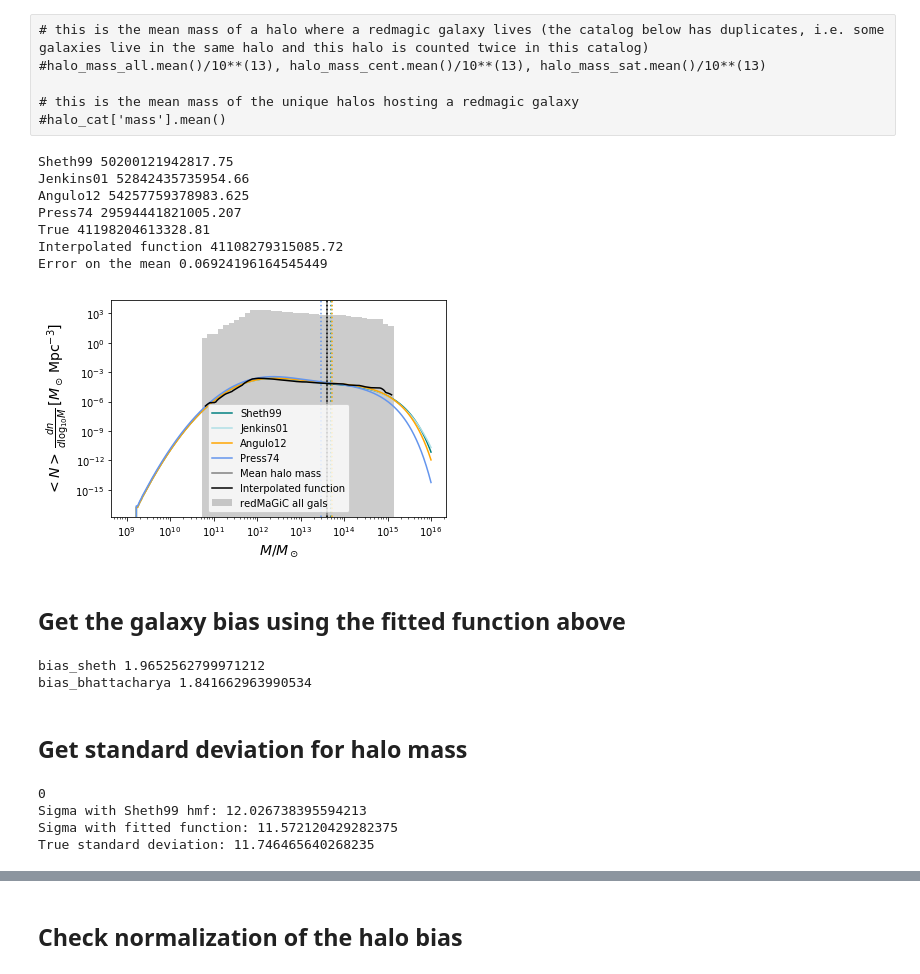
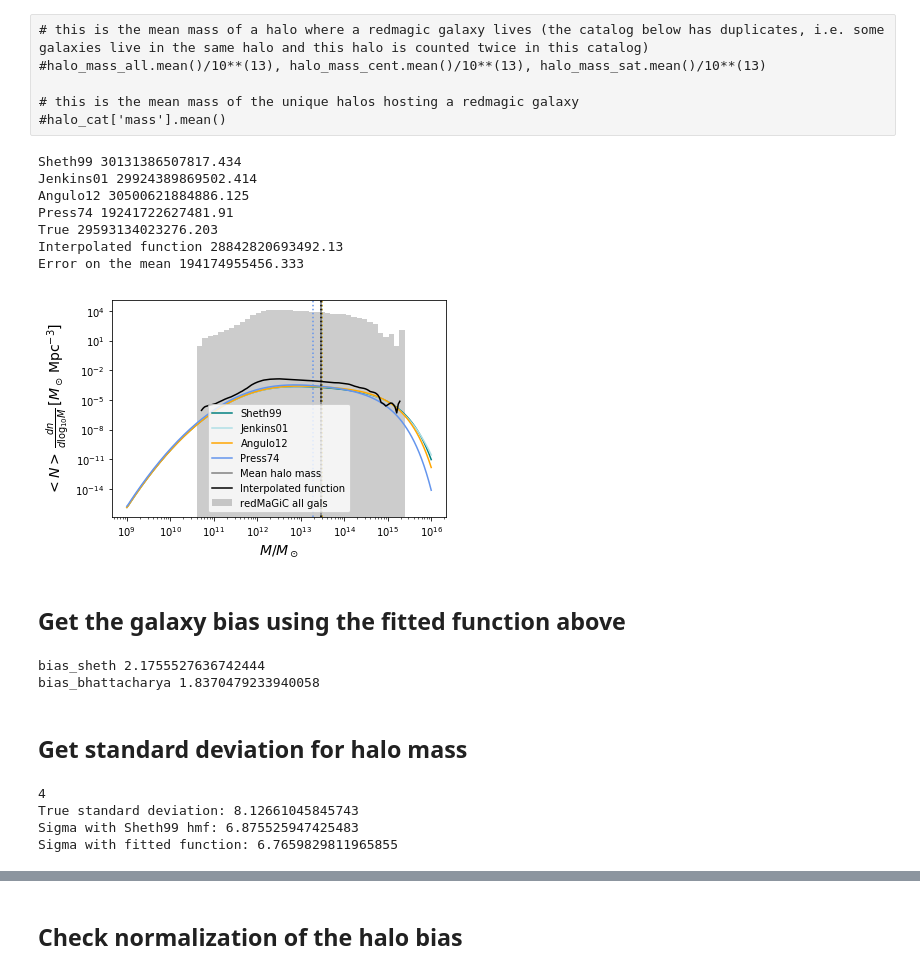
Before and after one commit to LSSTDESC/txpipe-cosmodc2, a Jupyter notebook: notebooks/GalaxyBias.ipynb, the cells around one changed output, grey strips where cells are left out. Saved outputs shown, nothing was run; the diff lists cells and outputs as text; code cells hidden in the pictures.

```diff
--- a/notebooks/GalaxyBias.ipynb
+++ b/notebooks/GalaxyBias.ipynb
@@ -13,7 +13,7 @@ redmagic_ids = redmagic[1].data['id']
 redmagic_z = redmagic[1].data['zredmagic']
 bins = {}
 nbins = 5
-zbin = 'bin1'
+zbin = 'bin5'
 if zbin == 'bin1':
     bin_sel = (redmagic_z> 0.15)&(redmagic_z< 0.30)
 if zbin == 'bin2':
@@ -29,8 +29,8 @@ gc = GCRCatalogs.load_catalog('cosmoDC2_v1.1.4_image')
 # %%
 # 'mag_i',
 # %%
-#halo_all_big = gc.get_quantities(['halo_mass',  'redshift', 'halo_id', 'galaxy_id', 'isCentral'], filters=['redshift < 0.9', 'redshift > 0.50'])
-halo_all = gc.get_quantities(['halo_mass',  'redshift', 'halo_id', 'galaxy_id', 'isCentral'], filters=['redshift < 0.75', 'redshift > 0.'])
+#halo_all = gc.get_quantities(['halo_mass',  'redshift', 'halo_id', 'galaxy_id', 'isCentral'], filters=['redshift < 0.75', 'redshift > 0.']) # for first three bins
+halo_all = gc.get_quantities(['halo_mass',  'redshift', 'halo_id', 'galaxy_id', 'isCentral'], filters=['redshift < 1.2', 'redshift > 0.3'])
 # %%
 halo_all_big = halo_all
 # %%
@@ -605,7 +607,7 @@ cosmo = ccl.Cosmology(Omega_c=0.2199999, Omega_b=0.0448, h=0.71, n_s=0.963, sigm
 # %%
 def ngal_hod(z, m_arr, hmf=None, fitted_function=None):
     """
-    Number density of galaies, based on HOD modeling
+    Number density of galaxies, based on HOD modeling
     input
     -----
     - z : redshift
@@ -696,7 +698,7 @@ def bgal_avg_hod(zl, nzl, m_arr, halo_bias, hmf=None, fitted_function=None):
 
     return np.trapz(y=integrand, x=zl)
 # %%
-dir = '/global/cscratch1/sd/jprat/TXPipe/data/cosmodc2/outputs_redmagic/2021/no_shape_noise/7sbins/'
+dir = '/global/cscratch1/sd/jprat/TXPipe/data/cosmodc2/outputs_redmagic/2021/june/7sbins/'
 zl = np.loadtxt(dir + 'z_lens.txt')
 nzs = np.loadtxt(dir + 'nzs_lens.txt')
 # %%
@@ -789,6 +795,7 @@ hmf = ccl.halos.hmfunc.MassFuncSheth99(cosmo, mass_def=None, mass_def_strict=Tru
 dndlnM = hmf.get_mass_function(cosmo, m_arr, a, mdef_other=None)
 plt.plot(m_arr, dndlnM*N_total_function(m_arr), label=hmf.name , color = c[0])
 halo_mass_result = mean_halo_mass_zavg(zl+(zl[2]-zl[1])/2., nzs[indexes[zbin]], m_arr, hmf=hmf)
+halo_mass_Sheth99 = halo_mass_result
 plt.axvline(x=halo_mass_result, ls = ':', color = c[0])
 plt.xscale('log')
 print(hmf.name, halo_mass_result)
@@ -815,44 +822,48 @@ plt.plot(m_arr, dndlnM*N_total_function(m_arr), label=hmf.name , color = c[3])
 halo_mass_result = mean_halo_mass_zavg(zl+(zl[2]-zl[1])/2., nzs[indexes[zbin]], m_arr, hmf=hmf)
 plt.axvline(x=halo_mass_result, ls = ':', color = c[3])
 plt.xscale('log')
 print(hmf.name, halo_mass_result)
 
 #plt.ylim([1E9,8.5E9])
-
-print('True', halo_mass_all.mean())
+true_halo_mass = halo_mass_all.mean()
+print('True', true_halo_mass)
 
 nbins = 50
 bins = np.geomspace(1E10, 1E16, nbins)
 m_arr = np.geomspace(halo_mass_all.min(),halo_mass_all.max(),128)
 
 bins_centers = np.sqrt(bins[1:] * bins[:-1]) #geometric mean
 plt.axvline(x=halo_mass_all.mean(), label= 'Mean halo mass', ls = '-', color = 'gray')
 counts_allgals, _, _= plt.hist(halo_mass_all, label = 'redMaGiC all gals', bins = bins, log= True, alpha = 0.4, color = 'gray')
 cosmodc2_mass_function_redmagic_gals = interp1d(bins_centers, counts_allgals/factor, kind='linear', axis=- 1, copy=True, bounds_error=None, assume_sorted=False)
 m_arr = np.geomspace(halo_mass_all.min(),halo_mass_all.max(),128)
 
 plt.plot(m_arr, cosmodc2_mass_function_redmagic_gals(m_arr), color='k', label = 'Interpolated function')
 
 halo_mass_result = mean_halo_mass_zavg(zl+(zl[2]-zl[1])/2., nzs[indexes[zbin]], m_arr, fitted_function = cosmodc2_mass_function_redmagic_gals(m_arr))
 print('Interpolated function', halo_mass_result)
+halo_mass_fitted_function = halo_mass_result
 plt.axvline(x=halo_mass_result, ls = ':', color ='black')
 
 plt.legend()
 plt.xlabel(r'$M/M_\odot$', fontsize=14)
 plt.ylabel(r'$<N>\,\frac{dn}{d\log_{10}M}\,[M_\odot\,{\rm Mpc}^{-3}]$',fontsize=14)
 
 
 # get errorbar
-print('Error on the mean', halo_mass_all.std()/np.sqrt(len(halo_mass_all))/10**13)
+err =  halo_mass_all.std()/np.sqrt(len(halo_mass_all))
+print('Error on the mean', err)
+
+np.savetxt('../HOD_pars/mean_halo_mass_zbin_%s'%(indexes[zbin]+1), np.array([true_halo_mass/10**13, halo_mass_Sheth99/10**13, halo_mass_fitted_function/10**13, err/10**13]), header = 'True HMF_Sheth99  HMF_fitted_function Error_on_mean (all divied by 10**13)')
 # %% [output]
-Sheth99 50200121942817.75
-Jenkins01 52842435735954.66
-Angulo12 54257759378983.625
-Press74 29594441821005.207
-True 41198204613328.81
-Interpolated function 41108279315085.72
-Error on the mean 0.06924196164545449
+Sheth99 30131386507817.434
+Jenkins01 29924389869502.414
+Angulo12 30500621884886.125
+Press74 19241722627481.91
+True 29593134023276.203
+Interpolated function 28842820693492.13
+Error on the mean 194174955456.333
-[figure, old version]
+[figure, new version]
 # %% [markdown]
 ## Get the galaxy bias using the fitted function above
 # %%
@@ -862,14 +873,18 @@ hmf = ccl.halos.hmfunc.MassFuncSheth99(cosmo, mass_def=None, mass_def_strict=Tru
 
 hbias = ccl.halos.hbias.HaloBiasSheth01(cosmo, mass_def=None, mass_def_strict=True) #fof masses will be used by default
 bias_sheth = bgal_avg_hod(zl+(zl[2]-zl[1])/2., nzs[indexes[zbin]], m_arr, halo_bias=hbias, hmf=None, fitted_function = cosmodc2_mass_function_redmagic_gals(m_arr))
-print('bias_sheth', bias_sheth/0.7580968784936416)
+#print('bias_sheth', bias_sheth/0.7580968784936416)
+print('bias_sheth', bias_sheth)
 
 hbias = ccl.halos.hbias.HaloBiasBhattacharya11(cosmo, mass_def=None, mass_def_strict=True)#fof masses will be used by default
 bias_bhattacharya = bgal_avg_hod(zl+(zl[2]-zl[1])/2., nzs[indexes[zbin]], m_arr, halo_bias=hbias, hmf=None, fitted_function = cosmodc2_mass_function_redmagic_gals(m_arr))
-print('bias_bhattacharya', bias_bhattacharya/0.6915813923549738)
+#print('bias_bhattacharya', bias_bhattacharya/0.6915813923549738)
+print('bias_bhattacharya', bias_bhattacharya)
+
+np.savetxt('../HOD_pars/galaxy_bias_zbin_%s_hmffittedfunction'%(indexes[zbin]+1), np.array([bias_sheth, bias_bhattacharya]), header = 'HaloBiasSheth01  HaloBiasBhattacharya11')
 # %% [output]
-bias_sheth 1.9652562799971212
-bias_bhattacharya 1.841662963990534
+bias_sheth 2.1755527636742444
+bias_bhattacharya 1.8370479233940058
 # %% [markdown]
 ## Get standard deviation for halo mass
 # %%
@@ -914,14 +929,21 @@ indexes = {'bin1': 0, 'bin2': 1, 'bin3': 2, 'bin4': 3, 'bin5': 4}
 print(indexes[zbin])
 m_arr = np.geomspace(halo_mass_all.min(),halo_mass_all.max(),128)
 hmf = ccl.halos.hmfunc.MassFuncSheth99(cosmo, mass_def=None, mass_def_strict=True, use_delta_c_fit=False) #default using FoF masses
-print( 'Sigma with Sheth99 hmf:' , sigma_halo_mass(zl+(zl[2]-zl[1])/2., nzs[indexes[zbin]], m_arr, hmf=hmf)/10**13)
-print( 'Sigma with fitted function:',sigma_halo_mass(zl+(zl[2]-zl[1])/2., nzs[indexes[zbin]], m_arr, hmf = None, fitted_function = cosmodc2_mass_function_redmagic_gals(m_arr))/10**13)
-print('True standard deviation:', halo_mass_all.std()/10**(13))
+
+std_true = halo_mass_all.std()/10**(13)
+std_Sheth99 = sigma_halo_mass(zl+(zl[2]-zl[1])/2., nzs[indexes[zbin]], m_arr, hmf=hmf)/10**13
+std_fitted_function = sigma_halo_mass(zl+(zl[2]-zl[1])/2., nzs[indexes[zbin]], m_arr, hmf = None, fitted_function = cosmodc2_mass_function_redmagic_gals(m_arr))/10**13
+print('True standard deviation:', std_true)
+print( 'Sigma with Sheth99 hmf:' , std_Sheth99)
+print( 'Sigma with fitted function:', std_fitted_function)
+
+
+np.savetxt('../HOD_pars/std_zbin_%s'%(indexes[zbin]+1), np.array([std_true, std_Sheth99, std_fitted_function]), header = 'True HMF_Sheth99  HMF_fitted_function (All divided by 10**13)')
 # %% [output]
-0
-Sigma with Sheth99 hmf: 12.026738395594213
-Sigma with fitted function: 11.572120429282375
-True standard deviation: 11.746465640268235
+4
+True standard deviation: 8.12661045845743
+Sigma with Sheth99 hmf: 6.875525947425483
+Sigma with fitted function: 6.7659829811965855
 # %%
 zbin
 # %% [output]
```
Also changed, not shown: parts of 23 cells of this notebook, 7 other files.
